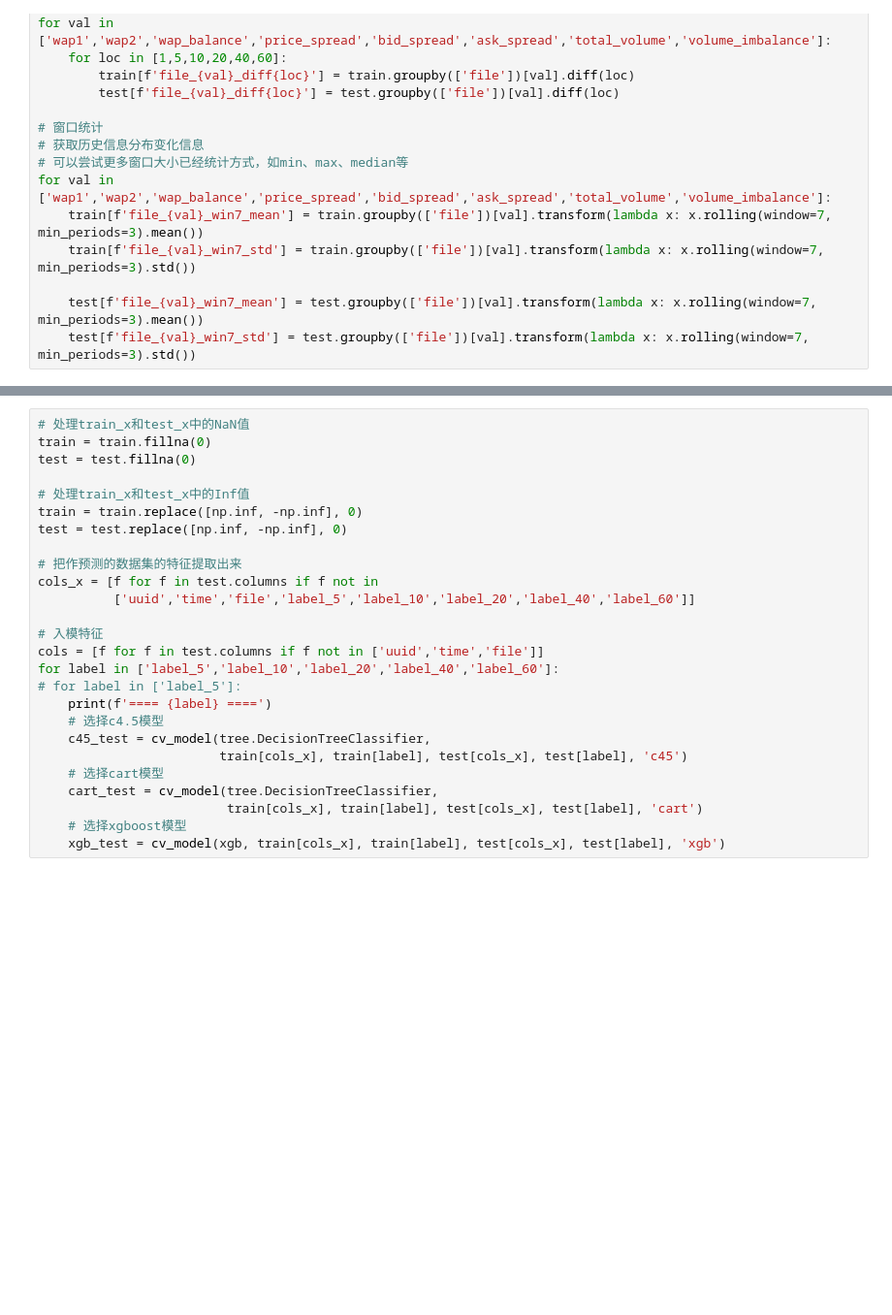
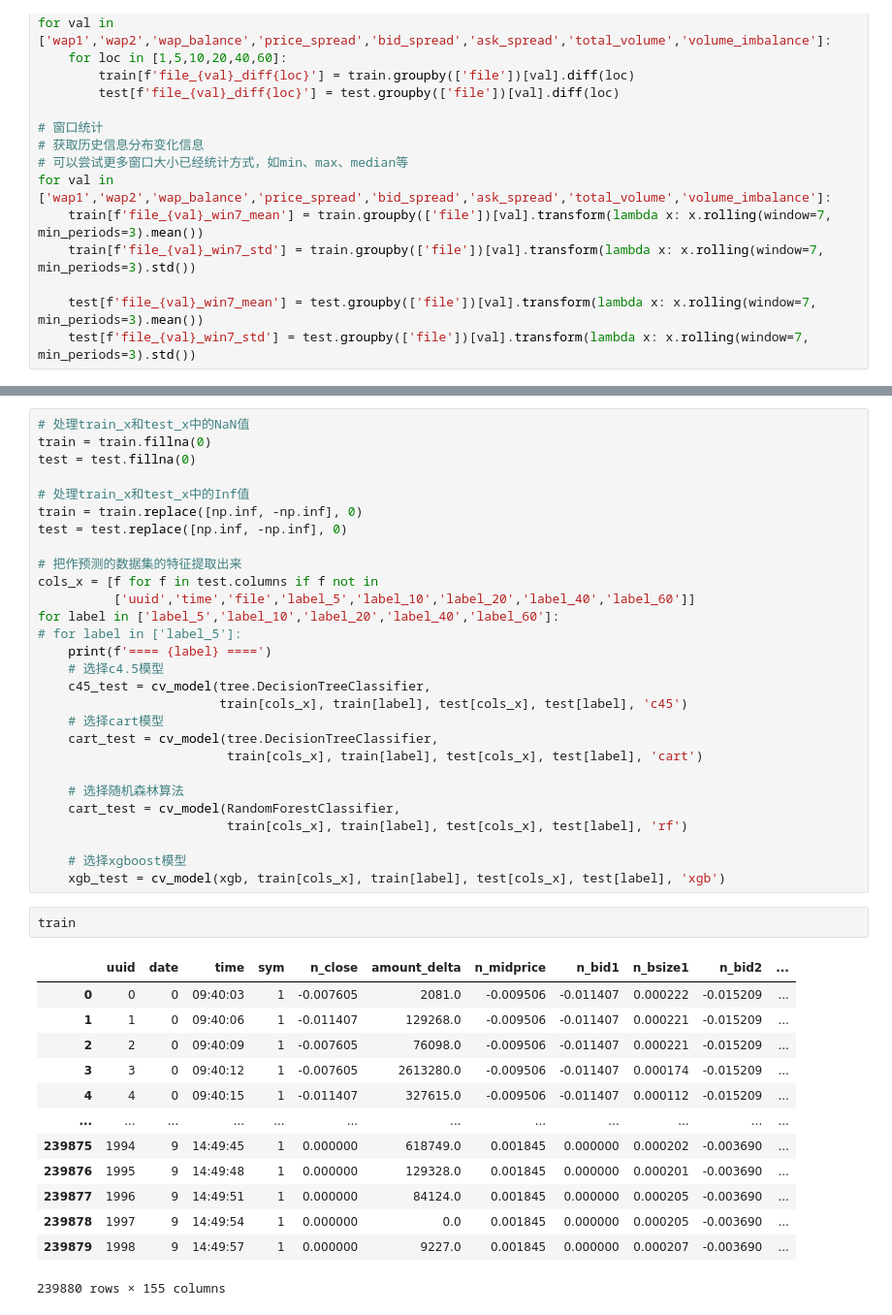
Before and after one commit to OneRaise5385/Machine_Learning, a Jupyter notebook: CourseWork/main.ipynb, the cells around one changed output, grey strips where cells are left out. Shown at 97% size. Saved outputs shown, nothing was run; the diff lists cells and outputs as text; blank space fills up the shorter version.

```diff
--- a/CourseWork/main.ipynb
+++ b/CourseWork/main.ipynb
@@ -251,9 +349,6 @@ test = test.replace([np.inf, -np.inf], 0)
 # 把作预测的数据集的特征提取出来
 cols_x = [f for f in test.columns if f not in
           ['uuid','time','file','label_5','label_10','label_20','label_40','label_60']]
-
-# 入模特征
-cols = [f for f in test.columns if f not in ['uuid','time','file']]
 for label in ['label_5','label_10','label_20','label_40','label_60']:
 # for label in ['label_5']:
     print(f'==== {label} ====')
@@ -263,5 +358,26 @@ for label in ['label_5','label_10','label_20','label_40','label_60']:
     # 选择cart模型
     cart_test = cv_model(tree.DecisionTreeClassifier,
                          train[cols_x], train[label], test[cols_x], test[label], 'cart')
+
+    # 选择随机森林算法
+    cart_test = cv_model(RandomForestClassifier,
+                         train[cols_x], train[label], test[cols_x], test[label], 'rf')
+
     # 选择xgboost模型
     xgb_test = cv_model(xgb, train[cols_x], train[label], test[cols_x], test[label], 'xgb')
+# %%
+train
+# %% [output]
+|  | uuid | date | time | sym | n_close | amount_delta | n_midprice | n_bid1 | n_bsize1 | n_bid2 | ... |
+| 0 | 0 | 0 | 09:40:03 | 1 | -0.007605 | 2081.0 | -0.009506 | -0.011407 | 0.000222 | -0.015209 | ... |
+| 1 | 1 | 0 | 09:40:06 | 1 | -0.011407 | 129268.0 | -0.009506 | -0.011407 | 0.000221 | -0.015209 | ... |
+| 2 | 2 | 0 | 09:40:09 | 1 | -0.007605 | 76098.0 | -0.009506 | -0.011407 | 0.000221 | -0.015209 | ... |
+| 3 | 3 | 0 | 09:40:12 | 1 | -0.007605 | 2613280.0 | -0.009506 | -0.011407 | 0.000174 | -0.015209 | ... |
+| 4 | 4 | 0 | 09:40:15 | 1 | -0.011407 | 327615.0 | -0.009506 | -0.011407 | 0.000112 | -0.015209 | ... |
+| ... | ... | ... | ... | ... | ... | ... | ... | ... | ... | ... | ... |
+| 239875 | 1994 | 9 | 14:49:45 | 1 | 0.000000 | 618749.0 | 0.001845 | 0.000000 | 0.000202 | -0.003690 | ... |
+| 239876 | 1995 | 9 | 14:49:48 | 1 | 0.000000 | 129328.0 | 0.001845 | 0.000000 | 0.000201 | -0.003690 | ... |
+| 239877 | 1996 | 9 | 14:49:51 | 1 | 0.000000 | 84124.0 | 0.001845 | 0.000000 | 0.000205 | -0.003690 | ... |
+| 239878 | 1997 | 9 | 14:49:54 | 1 | 0.000000 | 0.0 | 0.001845 | 0.000000 | 0.000205 | -0.003690 | ... |
+| 239879 | 1998 | 9 | 14:49:57 | 1 | 0.000000 | 9227.0 | 0.001845 | 0.000000 | 0.000207 | -0.003690 | ... |
+239880 rows × 155 columns
```
Also changed, not shown: parts of 16 cells of this notebook, 9 other files.
